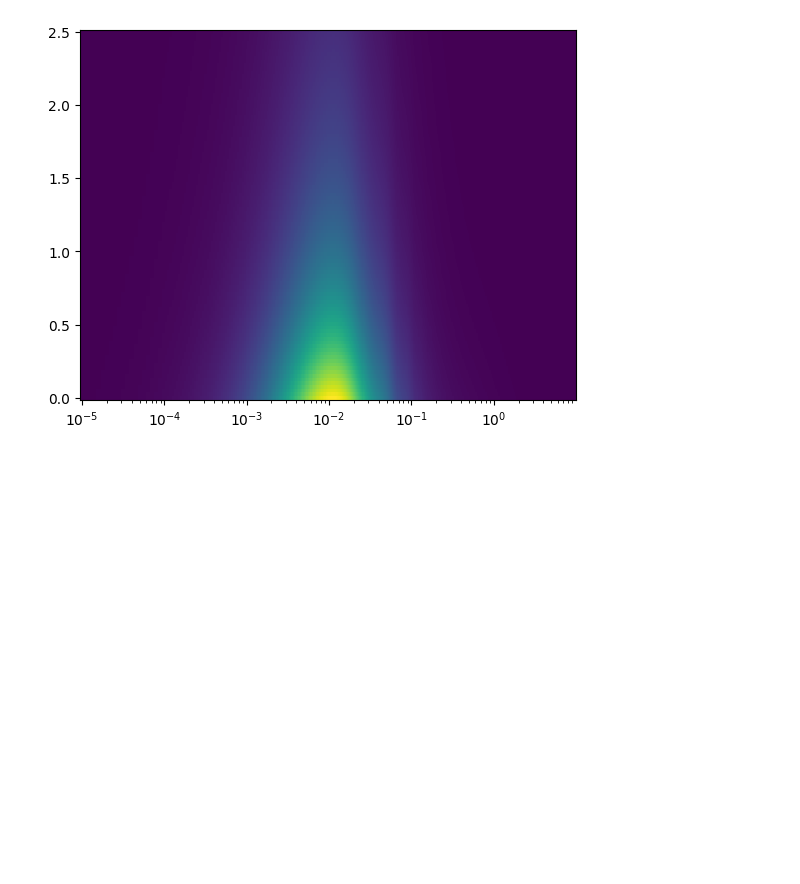
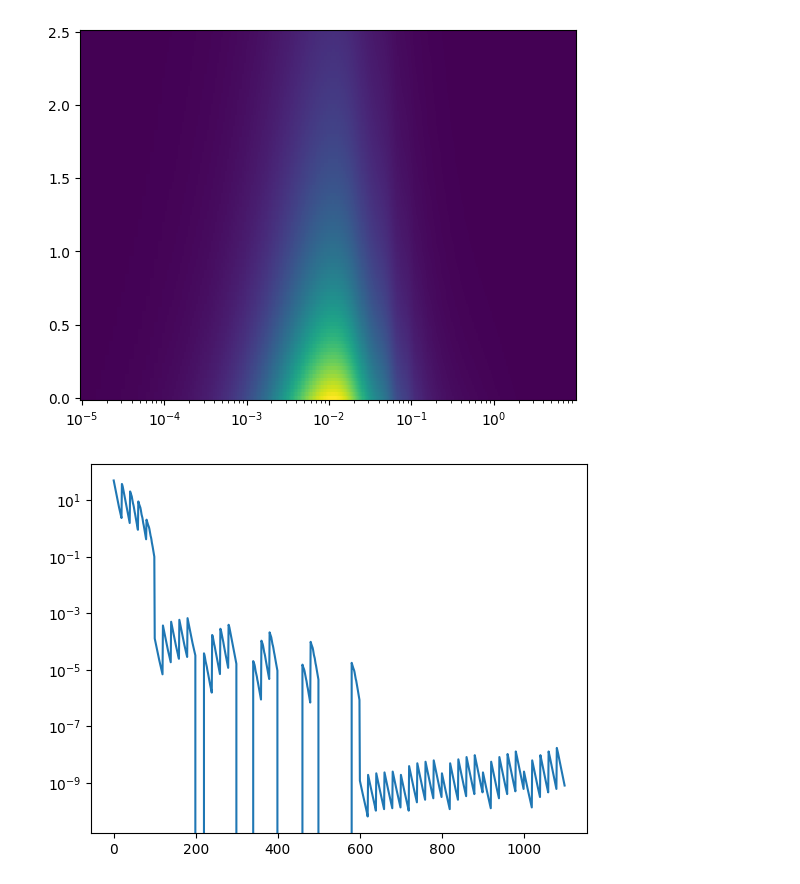
Before and after one commit to pltaylor16/Deminimis, a Jupyter notebook: build.ipynb, the cells around one changed output. Drawn from its saved outputs; the diff is of its cells as text; code cells hidden in the pictures; blank space fills up the shorter version.

```diff
--- a/build.ipynb
+++ b/build.ipynb
@@ -53,3 +56,10 @@ plt.xscale('log')
 cl_gg_all, cl_gk_all, cl_kk_all = compute_3x2pt_cls(nz, nz, z, k, p_k, ell,
                       delta_z_lens, delta_z_source, m_bias, galaxy_bias,
                       h, omega_b, omega_cdm)
+# %%
+d = flatten_cls_to_vector_jax_safe(cl_gg_all, cl_gk_all, cl_kk_all)
+# %%
+plt.plot(d)
+plt.yscale('log')
+# %% [output]
+[figure, added]
```
Also changed, not shown: parts of 3 cells of this notebook, 1 other file.
